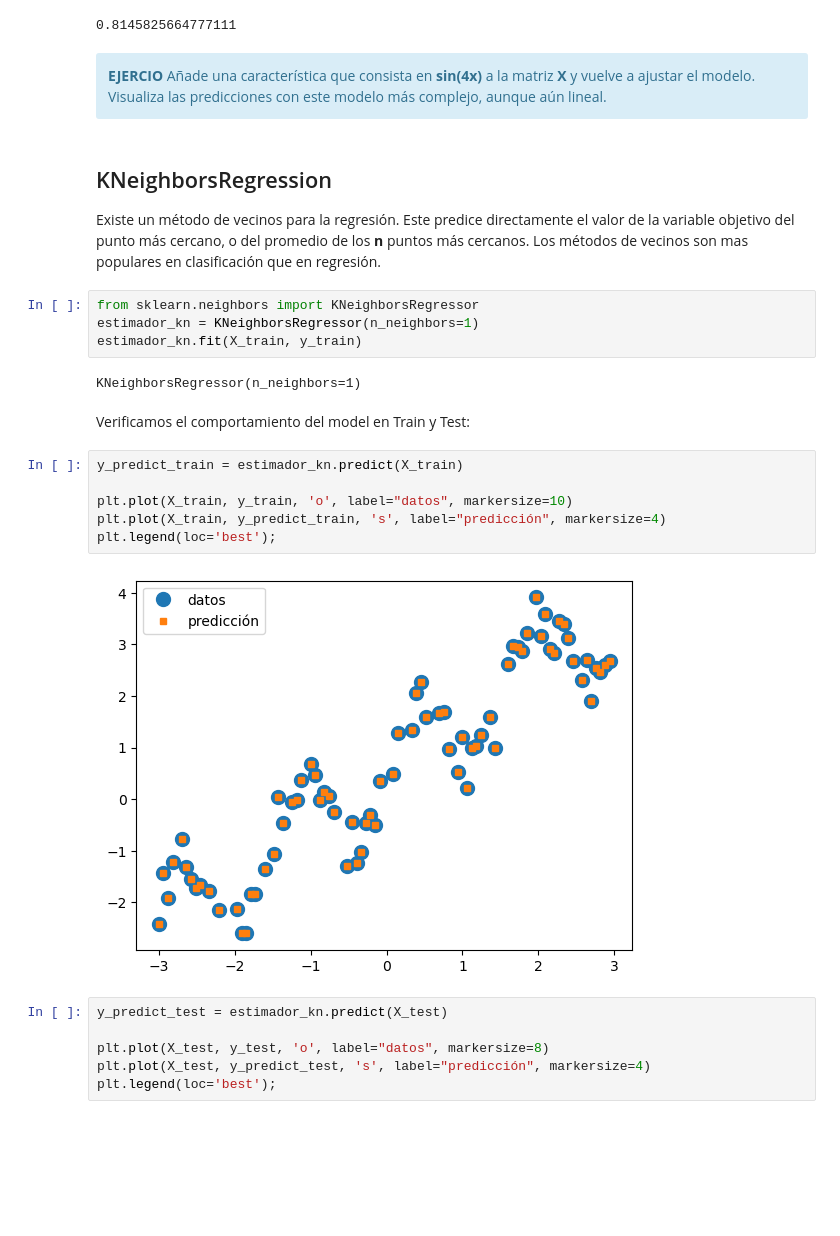
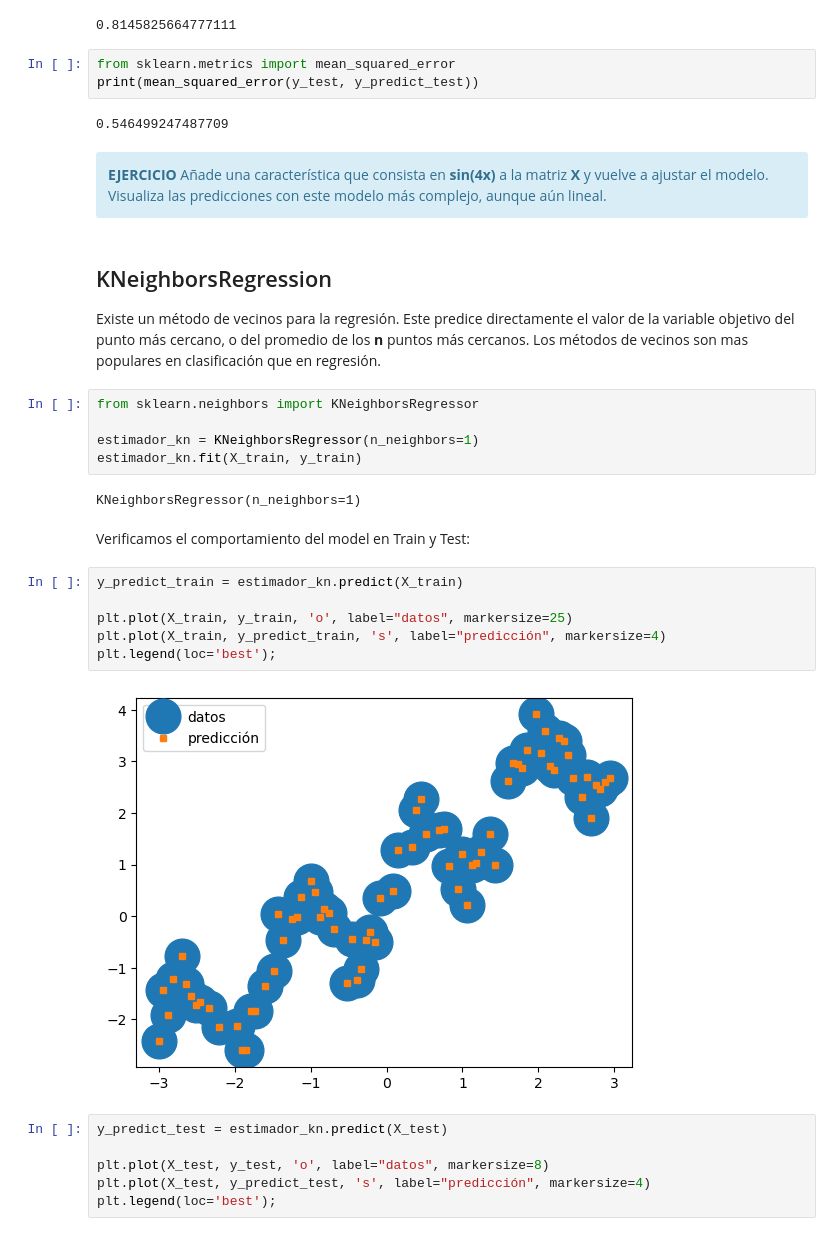
Before and after one commit to Diplomado-Gobernacion/Machine-Learning, a Jupyter notebook: Notebooks/5. Aprendizaje Supervizado 2.ipynb, the cells around one changed output. Cells and saved outputs as stored; diff of their text form; blank space fills up the shorter version.

```diff
--- a/Notebooks/5. Aprendizaje Supervizado 2.ipynb
+++ b/Notebooks/5. Aprendizaje Supervizado 2.ipynb
@@ -131,9 +115,14 @@ $$
 estimador.score(X_test, y_test)
 # %% [output]
 0.8145825664777111
+# %%
+from sklearn.metrics import mean_squared_error
+print(mean_squared_error(y_test, y_predict_test))
+# %% [output]
+0.546499247487709
 # %% [markdown]
 <div class="alert alert-info">
-    <b>EJERCIO</b>
+    <b>EJERCICIO</b>
     Añade una característica que consista en <b>sin(4x)</b> a la matriz <b>X</b> y vuelve a ajustar el modelo. Visualiza las predicciones con este modelo más complejo, aunque aún lineal.
 </div>
 # %% [markdown]
@@ -142,6 +131,7 @@ estimador.score(X_test, y_test)
 Existe un método de vecinos para la regresión. Este predice directamente el valor de la variable objetivo del punto más cercano, o del promedio de los **n** puntos más cercanos. Los métodos de vecinos son mas populares en clasificación que en regresión.
 # %%
 from sklearn.neighbors import KNeighborsRegressor
+
 estimador_kn = KNeighborsRegressor(n_neighbors=1)
 estimador_kn.fit(X_train, y_train)
 # %% [output]
@@ -151,11 +141,11 @@ Verificamos el comportamiento del model en Train y Test:
 # %%
 y_predict_train = estimador_kn.predict(X_train)
 
-plt.plot(X_train, y_train, 'o', label="datos", markersize=10)
+plt.plot(X_train, y_train, 'o', label="datos", markersize=25)
 plt.plot(X_train, y_predict_train, 's', label="predicción", markersize=4)
 plt.legend(loc='best');
 # %% [output]
-[figure, old version]
+[figure, new version]
 # %%
 y_predict_test = estimador_kn.predict(X_test)
 
```
Also changed, not shown: parts of 9 cells of this notebook, 3 other files.
